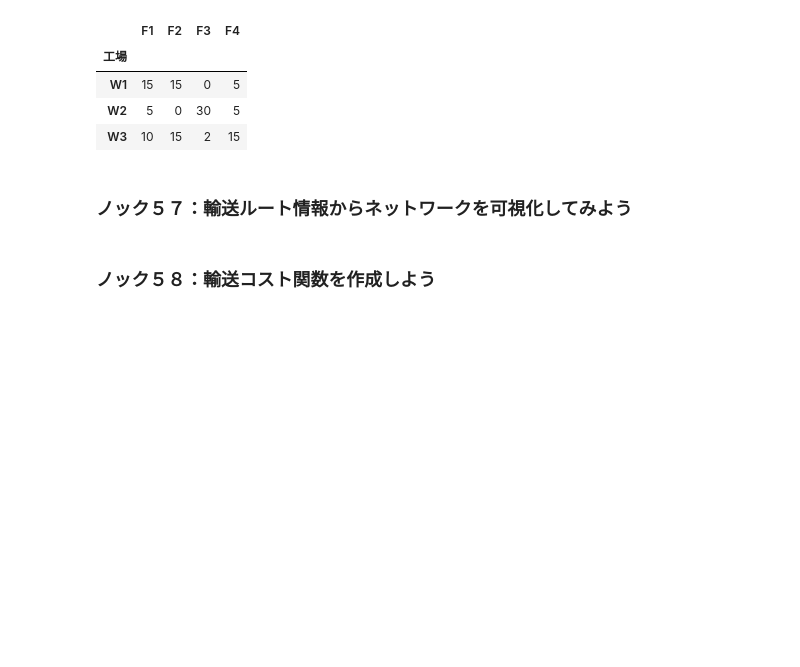
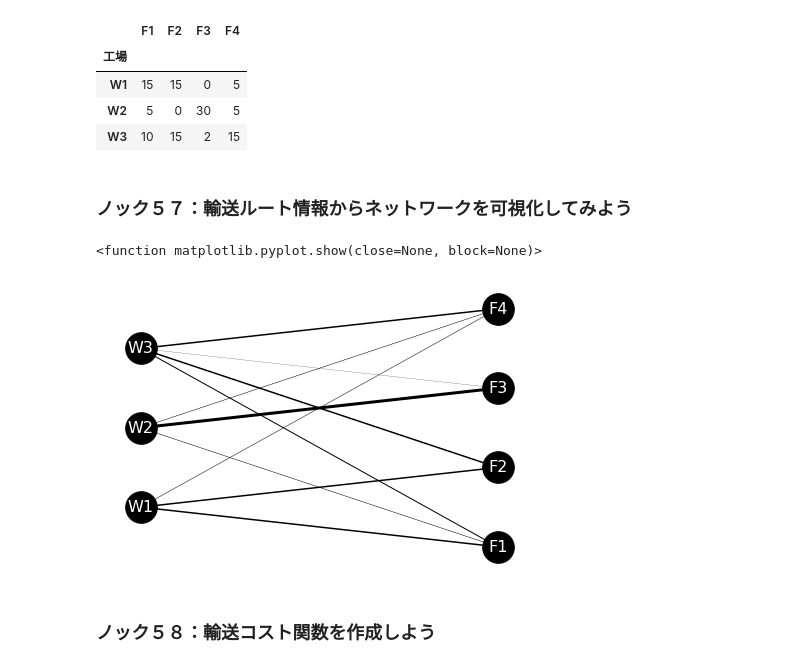
Before and after one commit to winuim/python-practical-data-analysis-100, a Jupyter notebook: Chapter-6/chapter-6.ipynb, the cells around one changed output. Cells and saved outputs as stored; diff of their text form; code cells hidden in the pictures; blank space fills up the shorter version.

```diff
--- a/Chapter-6/chapter-6.ipynb
+++ b/Chapter-6/chapter-6.ipynb
@@ -236,6 +236,48 @@ df_tr.head()
 | W3 | 10 | 15 | 2 | 15 |
 # %% [markdown]
 ### ノック５７：輸送ルート情報からネットワークを可視化してみよう
+# %%
+import pandas as pd
+import matplotlib.pyplot as plt
+import networkx as nx
+
+df_tr = pd.read_csv("trans_route.csv", index_col="工場")
+df_pos = pd.read_csv("trans_route_pos.csv")
+
+G = nx.Graph()
+
+for i in range(len(df_pos.columns)):
+    G.add_node(df_pos.columns[i])
+
+num_pre = 0
+edge_weights = []
+size = 0.1
+for i in range(len(df_pos.columns)):
+    for j in range(len(df_pos.columns)):
+        if not (i==j):
+            G.add_edge(df_pos.columns[i], df_pos.columns[j])
+            if num_pre < len(G.edges):
+                num_pre = len(G.edges)
+                weight = 0
+                if (df_pos.columns[i] in df_tr.columns) and (df_pos.columns[j] in df_tr.index):
+                    if df_tr[df_pos.columns[i]][df_pos.columns[j]]:
+                        weight = df_tr[df_pos.columns[i]][df_pos.columns[j]]*size
+                elif (df_pos.columns[j] in df_tr.columns) and (df_pos.columns[i] in df_tr.index):
+                    if df_tr[df_pos.columns[j]][df_pos.columns[i]]:
+                        weight = df_tr[df_pos.columns[j]][df_pos.columns[i]]*size
+                edge_weights.append(weight)
+
+pos = {}
+for i in range(len(df_pos.columns)):
+    node = df_pos.columns[i]
+    pos[node] = (df_pos[node][0], df_pos[node][1])
+
+nx.draw(G, pos, with_labels=True, font_size=16, node_size=1000, node_color="k", font_color="w", width=edge_weights)
+
+plt.show
+# %% [output]
+<function matplotlib.pyplot.show(close=None, block=None)>
+[figure, added]
 # %% [markdown]
 ### ノック５８：輸送コスト関数を作成しよう
 # %% [markdown]
```
